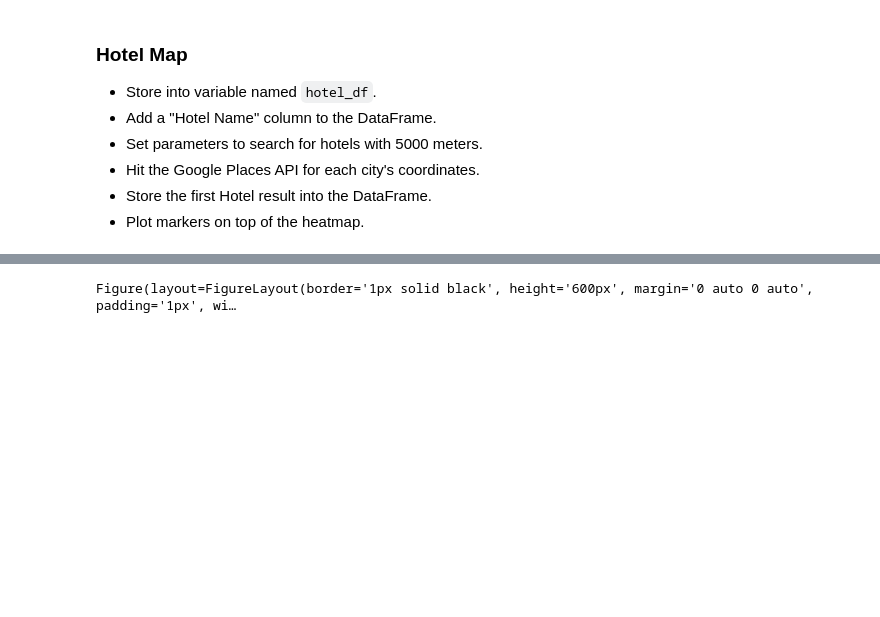
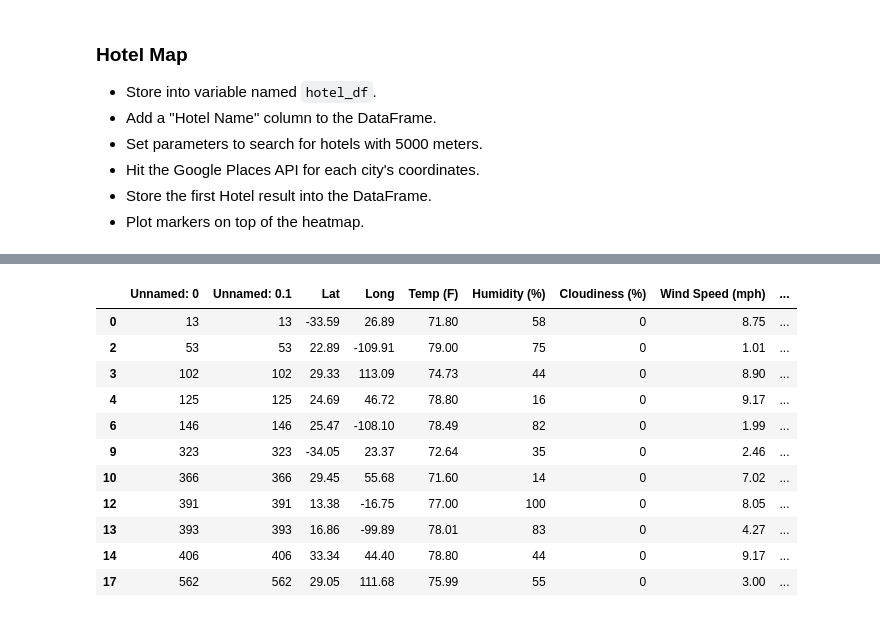
Before and after one commit to KLacerda08/python-api-challenge, a Jupyter notebook: WeatherPy/VacationPy.ipynb, the cells around one changed output, grey strips where cells are left out. Cells and saved outputs as stored; diff of their text form; code cells hidden in the pictures; blank space fills up the shorter version.

Commit message:
cleaned code and results

```diff
--- a/WeatherPy/VacationPy.ipynb
+++ b/WeatherPy/VacationPy.ipynb
@@ -186 +181,23 @@ hotel_df
+# %%
+hotel2_df = hotel_df.copy()
+# %%
+# drop locations with no hotel within 5000 meters
+hotel2_df["Hotel Name"].replace('', np.nan, inplace=True)
+hotel2_df = hotel2_df[hotel2_df['Hotel Name'].notna()]
+
+#hotel2_df.dropna(subset=["Hotel Name"], inplace=True)
+hotel2_df
+# %% [output]
+|  | Unnamed: 0 | Unnamed: 0.1 | Lat | Long | Temp (F) | Humidity (%) | Cloudiness (%) | Wind Speed (mph) | ... |
+| 0 | 13 | 13 | -33.59 | 26.89 | 71.80 | 58 | 0 | 8.75 | ... |
+| 2 | 53 | 53 | 22.89 | -109.91 | 79.00 | 75 | 0 | 1.01 | ... |
+| 3 | 102 | 102 | 29.33 | 113.09 | 74.73 | 44 | 0 | 8.90 | ... |
+| 4 | 125 | 125 | 24.69 | 46.72 | 78.80 | 16 | 0 | 9.17 | ... |
+| 6 | 146 | 146 | 25.47 | -108.10 | 78.49 | 82 | 0 | 1.99 | ... |
+| 9 | 323 | 323 | -34.05 | 23.37 | 72.64 | 35 | 0 | 2.46 | ... |
+| 10 | 366 | 366 | 29.45 | 55.68 | 71.60 | 14 | 0 | 7.02 | ... |
+| 12 | 391 | 391 | 13.38 | -16.75 | 77.00 | 100 | 0 | 8.05 | ... |
+| 13 | 393 | 393 | 16.86 | -99.89 | 78.01 | 83 | 0 | 4.27 | ... |
+| 14 | 406 | 406 | 33.34 | 44.40 | 78.80 | 44 | 0 | 9.17 | ... |
+| 17 | 562 | 562 | 29.05 | 111.68 | 75.99 | 55 | 0 | 3.00 | ... |
 # %%
@@ -205,19 +220,0 @@ coordinates = hotel_df[["Lat", "Long"]]
-# %%
-# # Customize the size of the figure
-# figure_layout = {
-#     'width': '800px',
-#     'height': '600px',
-#     'border': '1px solid black',
-#     'padding': '1px',
-#     'margin': '0 auto 0 auto'
-# }
-# fig1 = gmaps.figure(layout=figure_layout)
-
-# Add marker layer ontop of heat map
-markers = gmaps.marker_layer(coordinates)
-# Display figure
-fig1.add_layer(markers)
-fig1
-fig1.savefig("Results_VPy/Fig 01 - Ideal Vacation Spots", dpi=100)
-# %% [output]
-Figure(layout=FigureLayout(border='1px solid black', height='600px', margin='0 auto 0 auto', padding='1px', wi…
```
Also changed, not shown: parts of 11 cells of this notebook, 37 other files.
